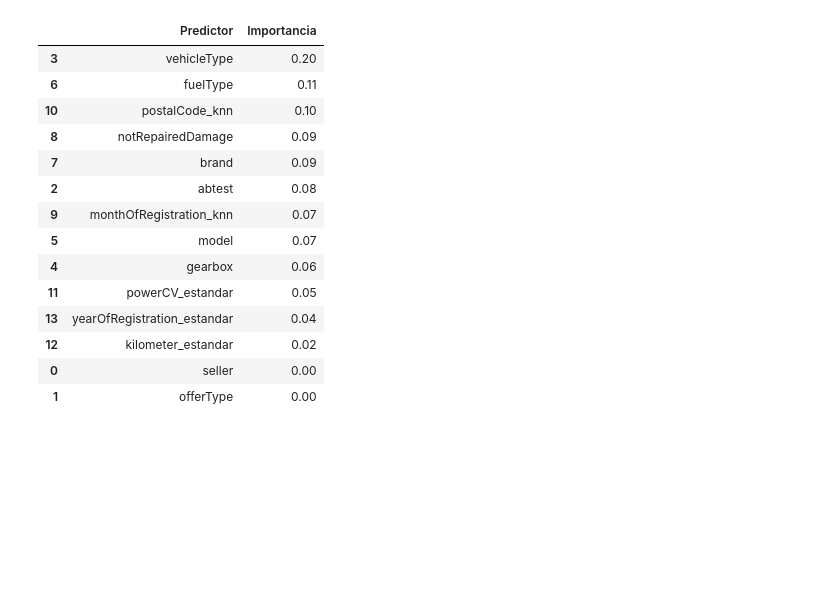
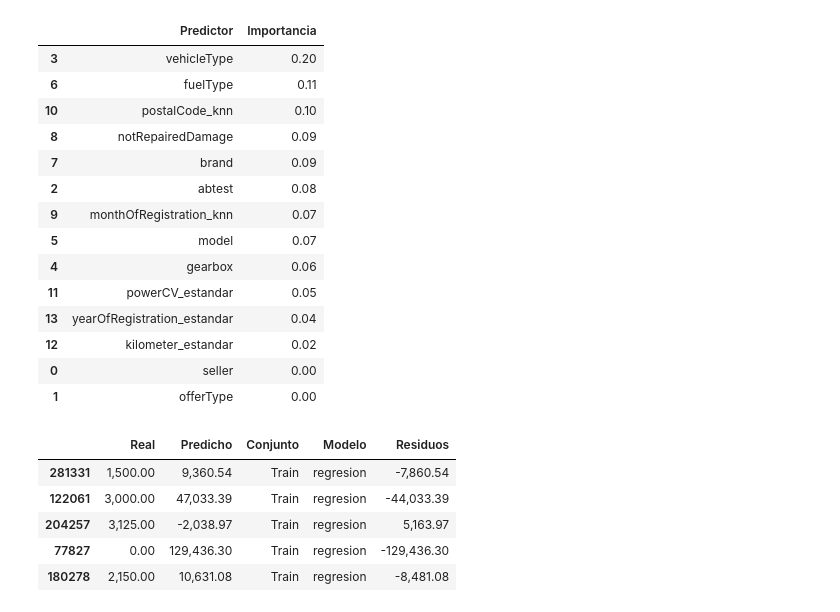
Before and after one commit to santiagorodriguez-dev/laboratorio-modulo8-leccion02-completo, a Jupyter notebook: notebooks/laboratorio-modulo8-leccion02-completo-v1.ipynb, the cells around one changed output. Cells and saved outputs as stored; diff of their text form; code cells hidden in the pictures; blank space fills up the shorter version.

Commit message:
regresion

```diff
--- a/notebooks/laboratorio-modulo8-leccion02-completo-v1.ipynb
+++ b/notebooks/laboratorio-modulo8-leccion02-completo-v1.ipynb
@@ -217,3 +217,20 @@ analisis_xgboost.importancia_predictores("xgboost")
 | 12 | kilometer_estandar | 0.02 |
 | 0 | seller | 0.00 |
 | 1 | offerType | 0.00 |
+# %%
+# instanciamos la clase de regresión lineal
+analisis_regresion= sa.AnalisisModelosRegresion(dataframe=df_analize, variable_dependiente='price_knn')
+
+# llamamos a la función para ajustar el modelo
+analisis_regresion.ajustar_modelo(modelo='regresion')
+
+# llamamos al metodo para obtener los resultaods de las predicciones
+df_resultados_regresion = analisis_regresion.obtener_resultados()
+df_resultados_regresion.head()
+# %% [output]
+|  | Real | Predicho | Conjunto | Modelo | Residuos |
+| 281331 | 1,500.00 | 9,360.54 | Train | regresion | -7,860.54 |
+| 122061 | 3,000.00 | 47,033.39 | Train | regresion | -44,033.39 |
+| 204257 | 3,125.00 | -2,038.97 | Train | regresion | 5,163.97 |
+| 77827 | 0.00 | 129,436.30 | Train | regresion | -129,436.30 |
+| 180278 | 2,150.00 | 10,631.08 | Train | regresion | -8,481.08 |
```
Also changed, not shown: parts of 1 cell of this notebook.
